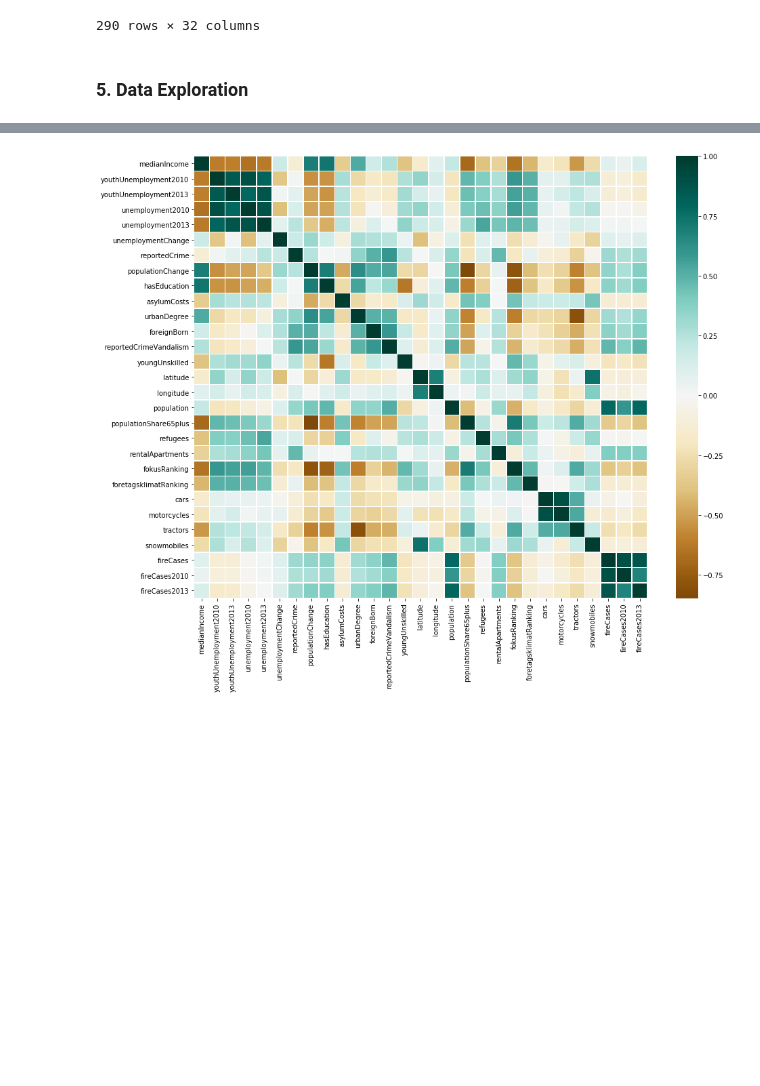
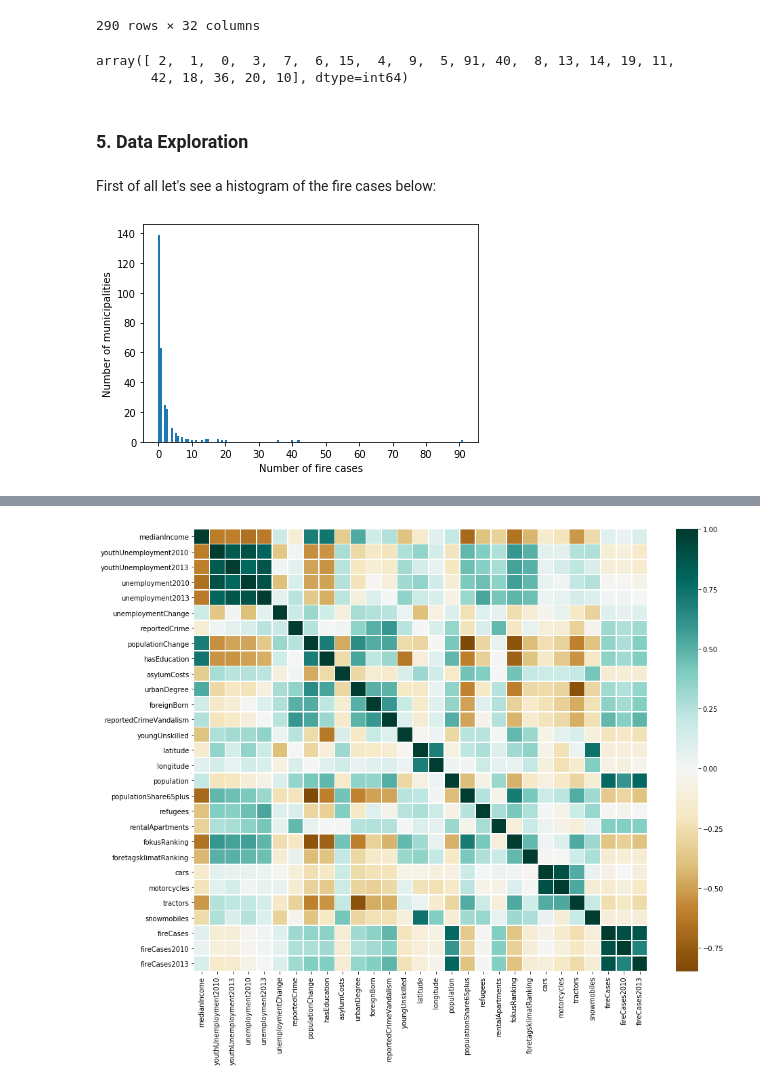
Before and after one commit to ignatovasashka/Exam-Project-Machine-Learning, a Jupyter notebook: School Fire Cases in Sweden and KPIs.ipynb, the cells around one changed output, grey strips where cells are left out. Drawn from its saved outputs; the diff is of its cells as text; code cells hidden in the pictures; blank space fills up the shorter version.

```diff
--- a/School Fire Cases in Sweden and KPIs.ipynb
+++ b/School Fire Cases in Sweden and KPIs.ipynb
@@ -276,5 +279,20 @@ indicators
 | Överkalix | 172724 | 26.3 | 15.6 | 15.4 | 11.1 | ... |
 | Övertorneå | 175549 | 14.2 | 11.8 | 12.6 | 10.9 | ... |
 290 rows × 32 columns
+# %%
+indicators["fireCases"].unique()
+# %% [output]
+array([ 2,  1,  0,  3,  7,  6, 15,  4,  9,  5, 91, 40,  8, 13, 14, 19, 11,
+       42, 18, 36, 20, 10], dtype=int64)
 # %% [markdown]
 ### 5. Data Exploration
+# %% [markdown]
+First of all let's see a histogram of the fire cases below:
+# %%
+plt.hist(indicators["fireCases"], bins = "fd")
+plt.xticks(range(0, 100, 10))
+plt.xlabel('Number of fire cases')
+plt.ylabel('Number of municipalities')
+plt.show()
+# %% [output]
+[figure, added]
```
Also changed, not shown: parts of 60 cells of this notebook.
